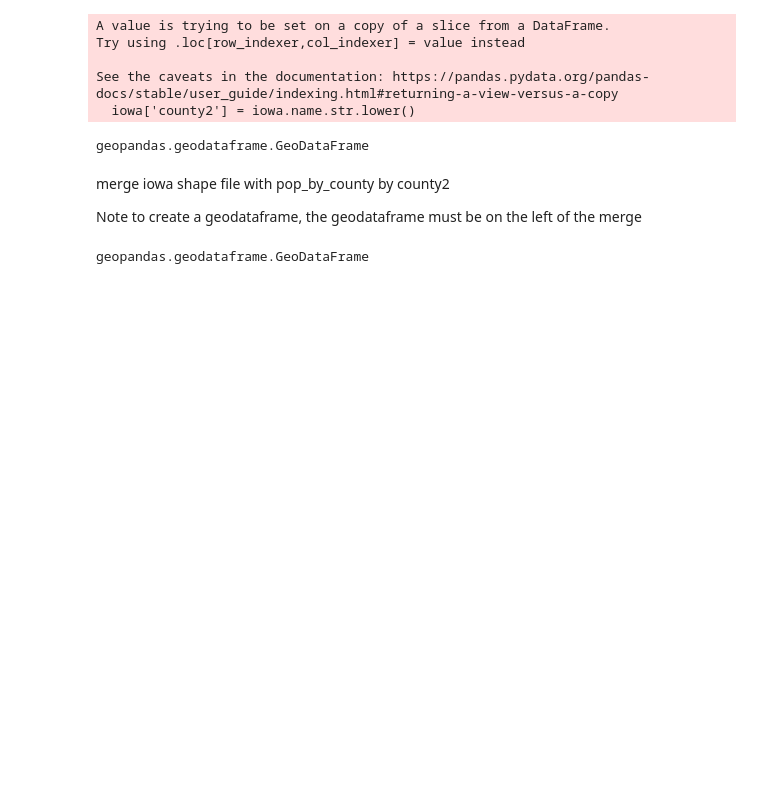
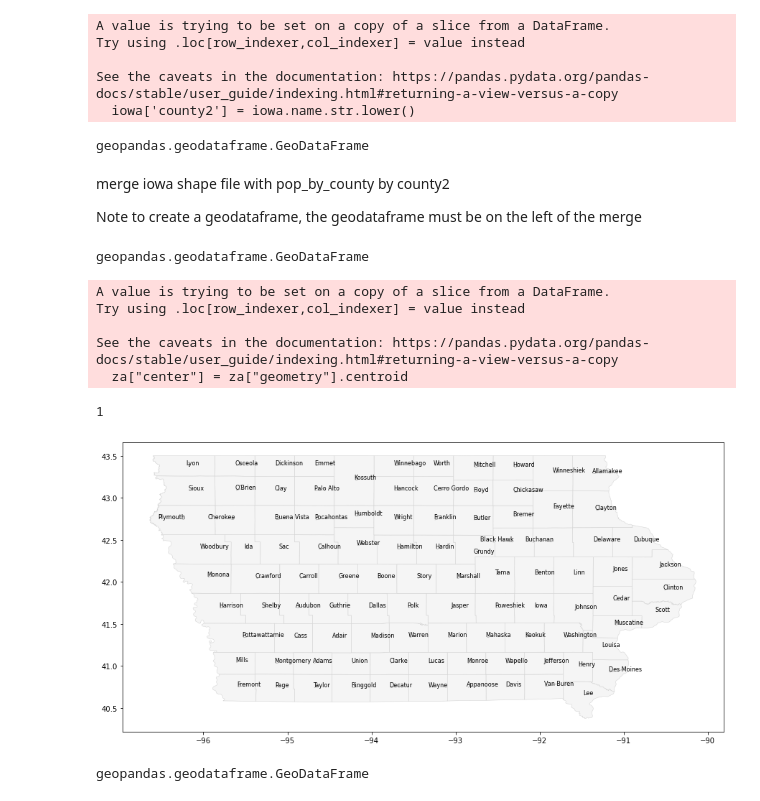
Before and after one commit to dgarbato/capstone, a Jupyter notebook: geopandas.ipynb, the cells around one changed output. Cells and saved outputs as stored; diff of their text form; code cells hidden in the pictures; blank space fills up the shorter version.

```diff
--- a/geopandas.ipynb
+++ b/geopandas.ipynb
@@ -285,3 +290,32 @@ iowa_pop_stores_gdf
+# %%
+type(za)
+# %% [output]
+geopandas.geodataframe.GeoDataFrame
+# %%
+# https://shotlefttodatascience.com/2018/05/16/adding-labels-to-districts-in-geopandas/
+# https://github.com/shotleft/how-to-python/blob/master/How%20it%20works%20-%20labelling%20districts%20in%20GeoPandas.ipynb
+
+za["center"] = za["geometry"].centroid
+za_points = za.copy()
+za_points.set_geometry("center", inplace = True)
+# %% [output]
+A value is trying to be set on a copy of a slice from a DataFrame.
+Try using .loc[row_indexer,col_indexer] = value instead
+
+See the caveats in the documentation: https://pandas.pydata.org/pandas-docs/stable/user_guide/indexing.html#returning-a-view-versus-a-copy
+  za["center"] = za["geometry"].centroid
+# %%
+ax = za.plot(figsize = (15, 12), color = "whitesmoke", edgecolor = "lightgrey", linewidth = 0.5)
+texts = []
+
+for x, y, label in zip(za_points.geometry.x, za_points.geometry.y, za_points["name"]):
+    texts.append(plt.text(x, y, label, fontsize = 8))
+
+aT.adjust_text(texts, force_points=0.3, force_text=0.8, expand_points=(1,1), expand_text=(1,1),
+               arrowprops=dict(arrowstyle="-", color='grey', lw=0.5))
+# %% [output]
+1
+[figure, added]
 # %%
 type(iowa_pop_gdf)
 type(iowa_pop_stores_gdf)
```
Also changed, not shown: parts of 7 cells of this notebook, 7 other files.
